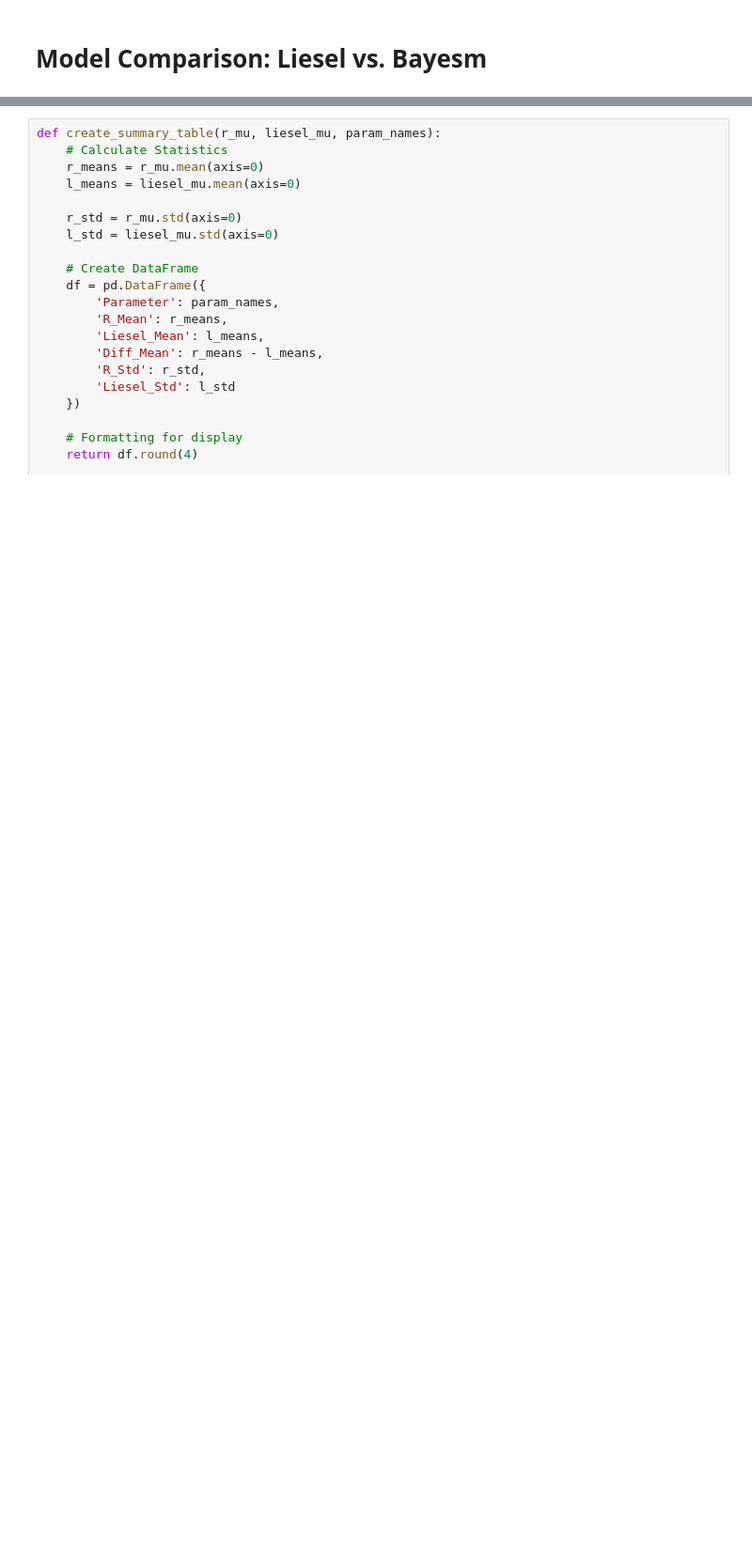
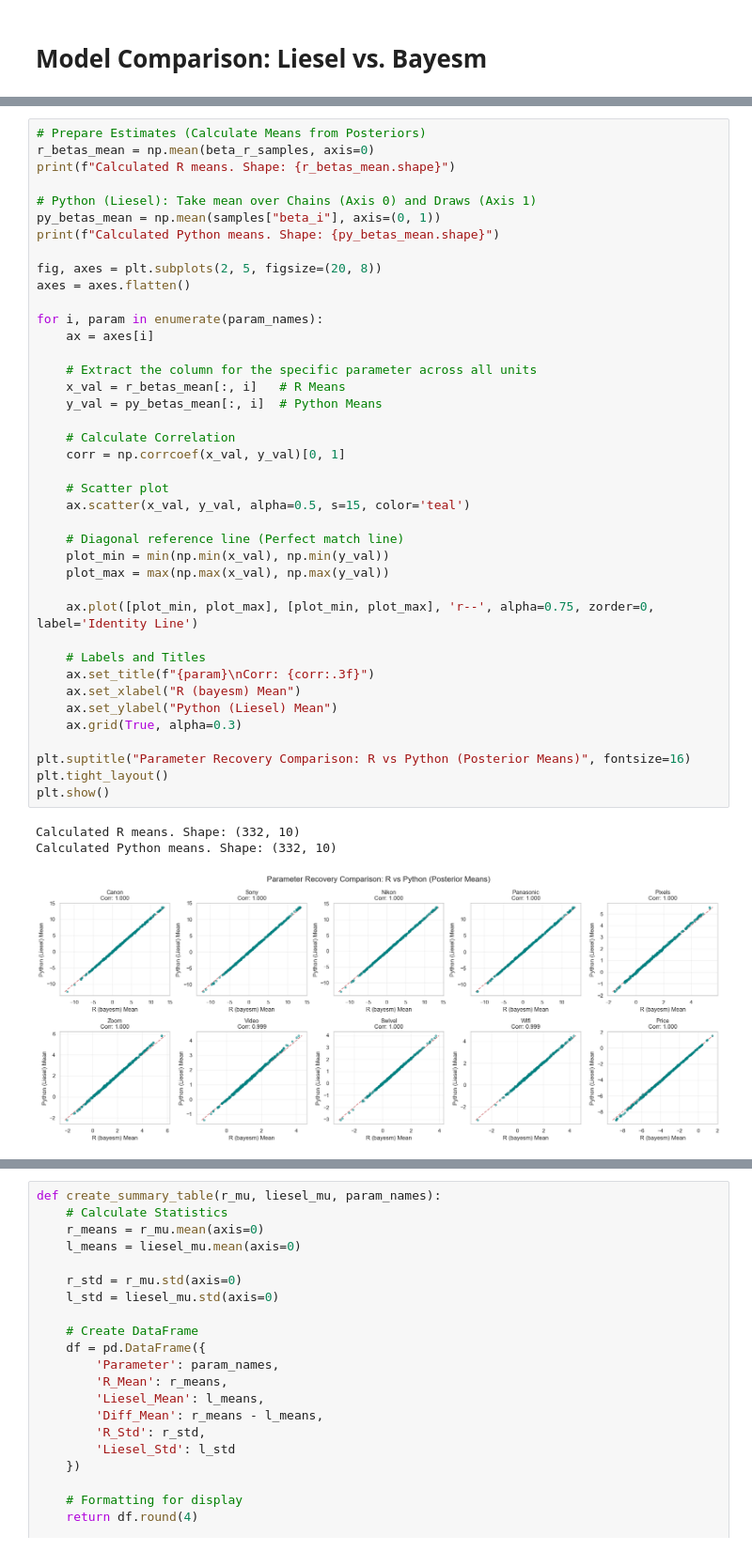
Before and after one commit to Paul-Jarschke/liesel_project, a Jupyter notebook: PackageComparison/Analysis/model_comparison_camera.ipynb, the cells around one changed output, grey strips where cells are left out. Shown at 94% size. Cells and saved outputs as stored; diff of their text form; blank space fills up the shorter version.

```diff
--- a/PackageComparison/Analysis/model_comparison_camera.ipynb
+++ b/PackageComparison/Analysis/model_comparison_camera.ipynb
@@ -568,0 +544,44 @@ plot_unit_comparison(100, beta_r_samples, beta_liesel_flat, param_names)
+# %%
+# Prepare Estimates (Calculate Means from Posteriors)
+r_betas_mean = np.mean(beta_r_samples, axis=0)
+print(f"Calculated R means. Shape: {r_betas_mean.shape}")
+
+# Python (Liesel): Take mean over Chains (Axis 0) and Draws (Axis 1)
+py_betas_mean = np.mean(samples["beta_i"], axis=(0, 1))
+print(f"Calculated Python means. Shape: {py_betas_mean.shape}")
+
+fig, axes = plt.subplots(2, 5, figsize=(20, 8))
+axes = axes.flatten()
+
+for i, param in enumerate(param_names):
+    ax = axes[i]
+
+    # Extract the column for the specific parameter across all units
+    x_val = r_betas_mean[:, i]   # R Means
+    y_val = py_betas_mean[:, i]  # Python Means
+
+    # Calculate Correlation
+    corr = np.corrcoef(x_val, y_val)[0, 1]
+
+    # Scatter plot
+    ax.scatter(x_val, y_val, alpha=0.5, s=15, color='teal')
+
+    # Diagonal reference line (Perfect match line)
+    plot_min = min(np.min(x_val), np.min(y_val))
+    plot_max = max(np.max(x_val), np.max(y_val))
+
+    ax.plot([plot_min, plot_max], [plot_min, plot_max], 'r--', alpha=0.75, zorder=0, label='Identity Line')
+
+    # Labels and Titles
+    ax.set_title(f"{param}\nCorr: {corr:.3f}")
+    ax.set_xlabel("R (bayesm) Mean")
+    ax.set_ylabel("Python (Liesel) Mean")
+    ax.grid(True, alpha=0.3)
+
+plt.suptitle("Parameter Recovery Comparison: R vs Python (Posterior Means)", fontsize=16)
+plt.tight_layout()
+plt.show()
+# %% [output]
+Calculated R means. Shape: (332, 10)
+Calculated Python means. Shape: (332, 10)
+[figure, added]
```
Also changed, not shown: parts of 19 cells of this notebook.
